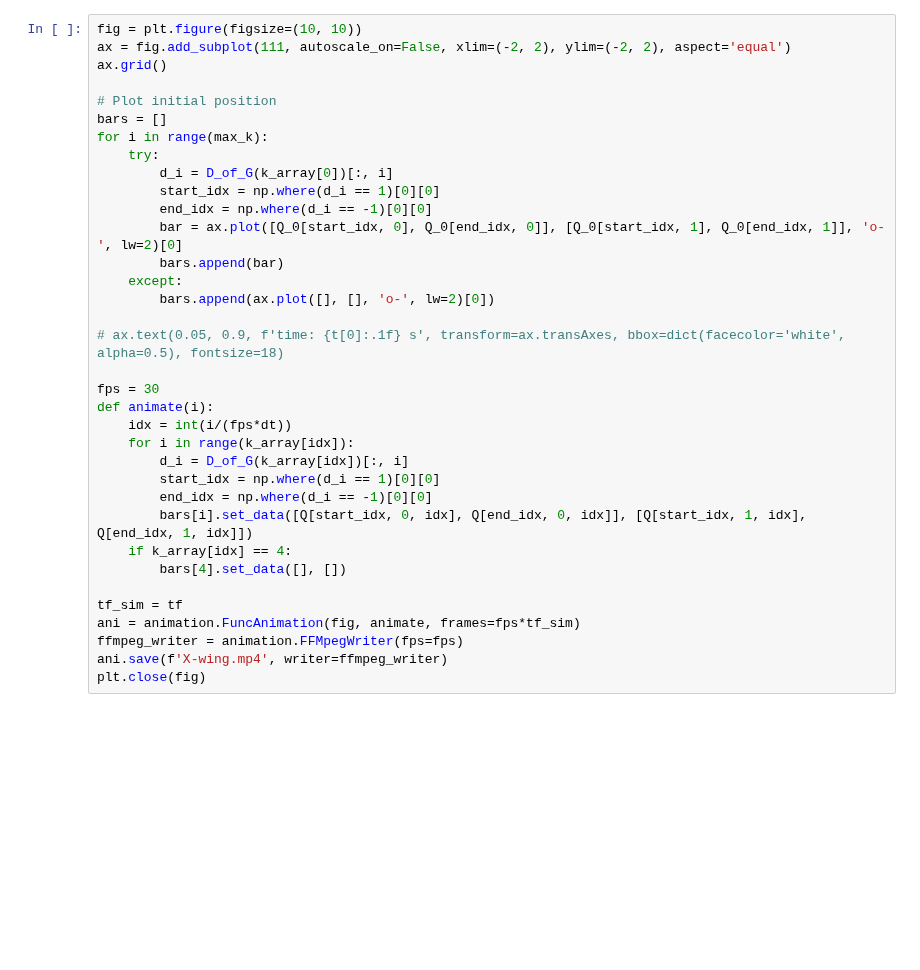
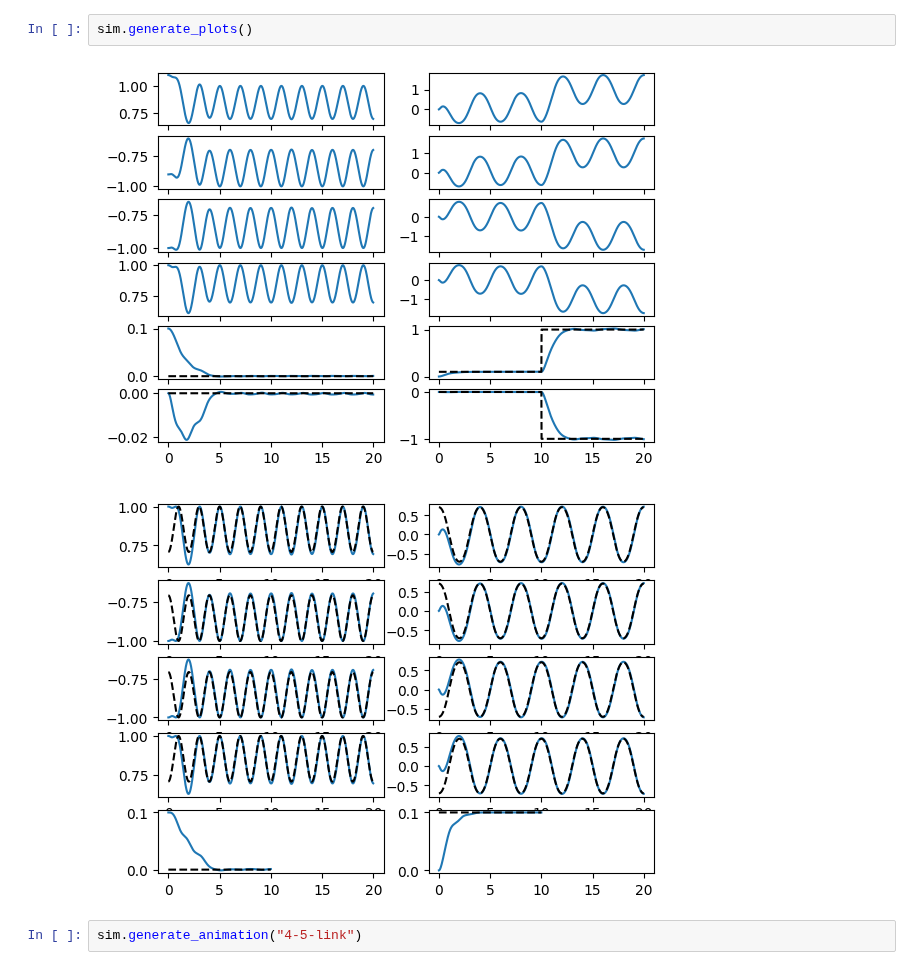
Before and after one commit to jglane/Network-Control, a Jupyter notebook: Graph-Based Dynamics and Network Control/4-5-link.ipynb, the cells around one changed output. Drawn from its saved outputs; the diff is of its cells as text; blank space fills up the shorter version.

```diff
--- a/Graph-Based Dynamics and Network Control/4-5-link.ipynb
+++ b/Graph-Based Dynamics and Network Control/4-5-link.ipynb
@@ -216,35 +56,7 @@ for i in range(5):
-# %%
-fig = plt.figure(figsize=(10, 10))
-ax = fig.add_subplot(111, autoscale_on=False, xlim=(-2, 2), ylim=(-2, 2), aspect='equal')
-ax.grid()
-
-# Plot initial position
-bars = []
-for i in range(max_k):
-    try:
-        d_i = D_of_G(k_array[0])[:, i]
-        start_idx = np.where(d_i == 1)[0][0]
-        end_idx = np.where(d_i == -1)[0][0]
-        bar = ax.plot([Q_0[start_idx, 0], Q_0[end_idx, 0]], [Q_0[start_idx, 1], Q_0[end_idx, 1]], 'o-', lw=2)[0]
-        bars.append(bar)
-    except:
-        bars.append(ax.plot([], [], 'o-', lw=2)[0])
-
-# ax.text(0.05, 0.9, f'time: {t[0]:.1f} s', transform=ax.transAxes, bbox=dict(facecolor='white', alpha=0.5), fontsize=18)
-
-fps = 30
-def animate(i):
-    idx = int(i/(fps*dt))
-    for i in range(k_array[idx]):
-        d_i = D_of_G(k_array[idx])[:, i]
-        start_idx = np.where(d_i == 1)[0][0]
-        end_idx = np.where(d_i == -1)[0][0]
-        bars[i].set_data([Q[start_idx, 0, idx], Q[end_idx, 0, idx]], [Q[start_idx, 1, idx], Q[end_idx, 1, idx]])
-    if k_array[idx] == 4:
-        bars[4].set_data([], [])
-
-tf_sim = tf
-ani = animation.FuncAnimation(fig, animate, frames=fps*tf_sim)
-ffmpeg_writer = animation.FFMpegWriter(fps=fps)
-ani.save(f'X-wing.mp4', writer=ffmpeg_writer)
-plt.close(fig)
+# %%
+sim.generate_plots()
+# %% [output]
+[figure, added]
+[figure, added]
+# %%
+sim.generate_animation("4-5-link")
```
Also changed, not shown: parts of 3 cells of this notebook, 4 other files.
